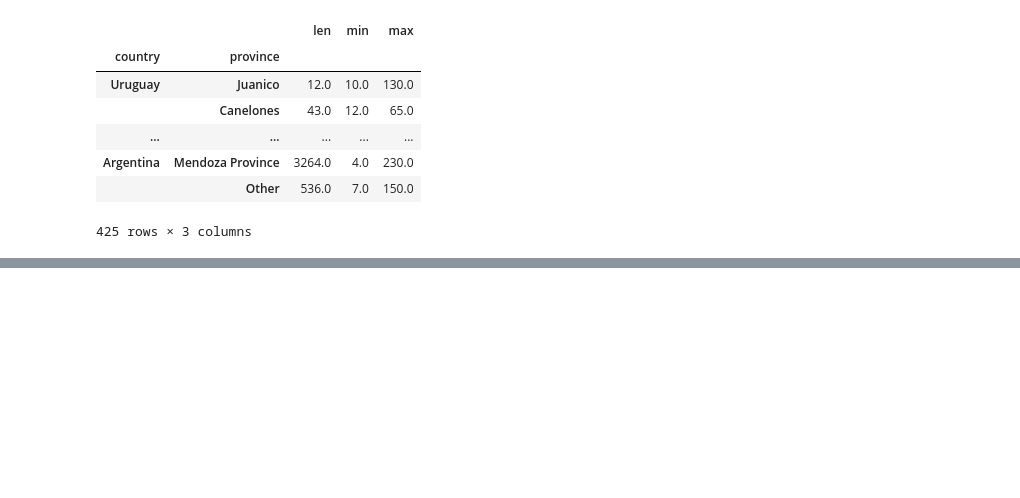
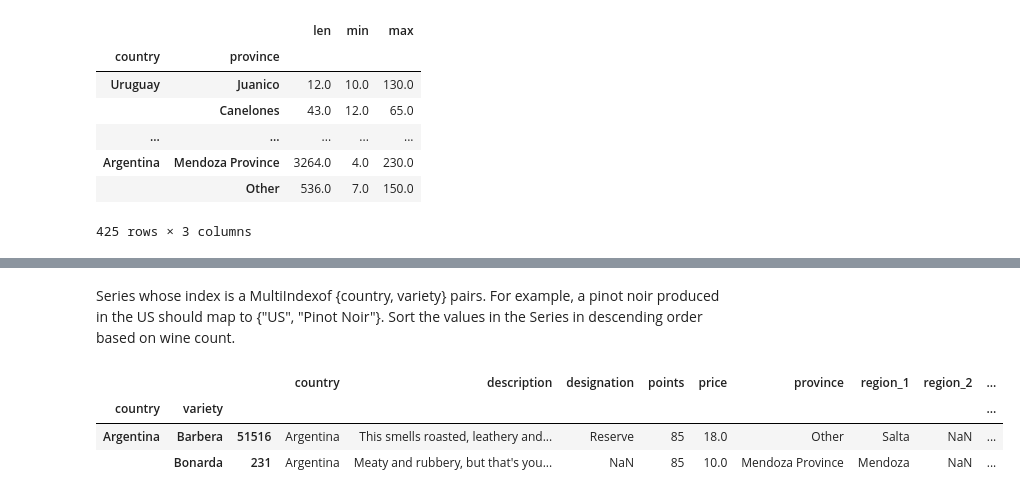
Before and after one commit to Iamsbharti/ML-AI, a Jupyter notebook: pandas/pandas_practice.ipynb, the cells around one changed output, grey strips where cells are left out. Drawn from its saved outputs; the diff is of its cells as text; code cells hidden in the pictures; blank space fills up the shorter version.

```diff
--- a/pandas/pandas_practice.ipynb
+++ b/pandas/pandas_practice.ipynb
@@ -738,3 +731,6 @@ countries_reviewed.sort_values(by=['country','max'],ascending=False)
 | Argentina | Mendoza Province | 3264.0 | 4.0 | 230.0 |
 |  | Other | 536.0 | 7.0 | 150.0 |
 425 rows × 3 columns
+# %%
+df = wine_data.groupby('taster_twitter_handle').taster_twitter_handle.count()
+pd.Series(wine_data.groupby('taster_twitter_handle').taster_twitter_handle.count())
@@ -740,0 +805,12 @@ countries_reviewed.sort_values(by=['country','max'],ascending=False)
+# %% [markdown]
+ Series whose index is a MultiIndexof {country, variety} pairs. For example, a pinot noir produced in the US should map to {"US", "Pinot Noir"}. Sort the values in the Series in descending order based on wine count.
+# %%
+#wine_data.groupby(['country','province']).apply(lambda df:df.loc[df.points.idxmax])
+#wine_data.head(1)
+df = wine_data.groupby(['country','variety']).apply(lambda df:df.sort_values(by='variety'))
+df.head(2)
+# %% [output]
+|  |  |  | country | description | designation | points | price | province | region_1 | region_2 | ... |
+| country | variety |  |  |  |  |  |  |  |  |  | ... |
+| Argentina | Barbera | 51516 | Argentina | This smells roasted, leathery and... | Reserve | 85 | 18.0 | Other | Salta | NaN | ... |
+|  | Bonarda | 231 | Argentina | Meaty and rubbery, but that's you... | NaN | 85 | 10.0 | Mendoza Province | Mendoza | NaN | ... |
```
Also changed, not shown: parts of 10 cells of this notebook.
